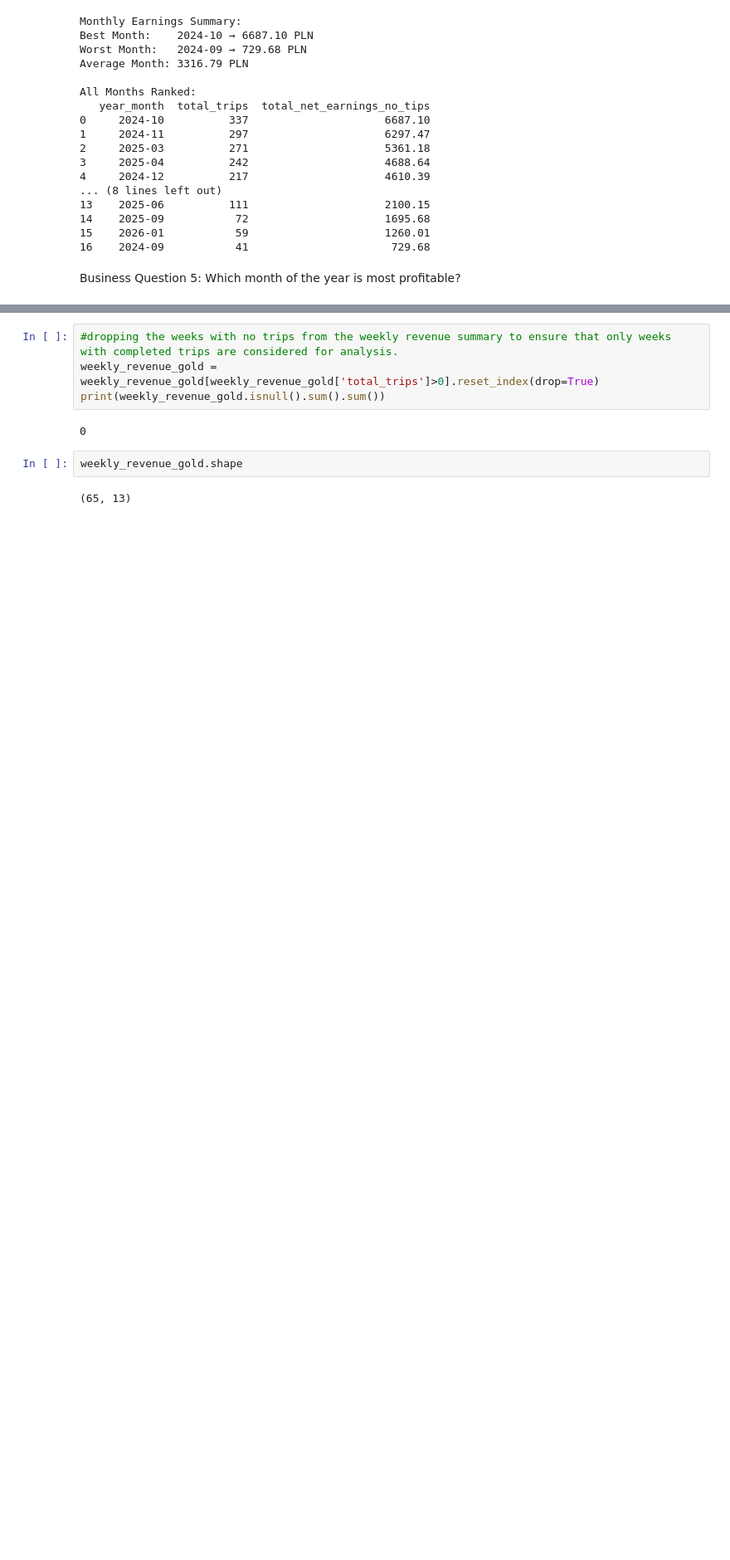
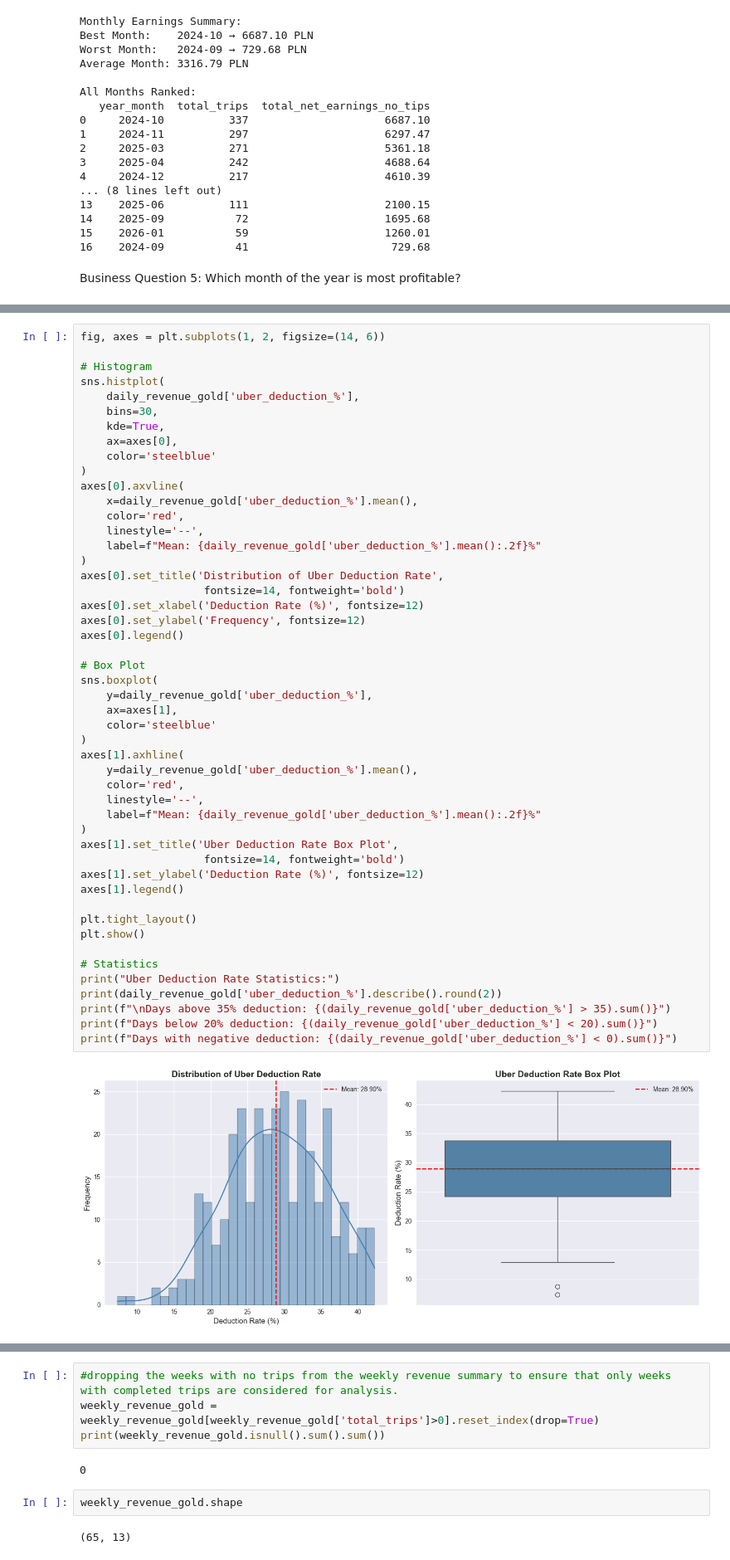
Before and after one commit to lamoski/RideMetrics, a Jupyter notebook: working_file.ipynb, the cells around one changed output, grey strips where cells are left out. Shown at 83% size. Cells and saved outputs as stored; diff of their text form; blank space fills up the shorter version.

Commit message:
2026-07-21 : EDA progress — Q6 to Q11 complete, charts and findings documented.

```diff
--- a/working_file.ipynb
+++ b/working_file.ipynb
@@ -782,0 +791,51 @@ Months Ranked by Total Earnings:
+# %%
+fig, axes = plt.subplots(1, 2, figsize=(14, 6))
+
+# Histogram
+sns.histplot(
+    daily_revenue_gold['uber_deduction_%'],
+    bins=30,
+    kde=True,
+    ax=axes[0],
+    color='steelblue'
+)
+axes[0].axvline(
+    x=daily_revenue_gold['uber_deduction_%'].mean(),
+    color='red',
+    linestyle='--',
+    label=f"Mean: {daily_revenue_gold['uber_deduction_%'].mean():.2f}%"
+)
+axes[0].set_title('Distribution of Uber Deduction Rate',
+                   fontsize=14, fontweight='bold')
+axes[0].set_xlabel('Deduction Rate (%)', fontsize=12)
+axes[0].set_ylabel('Frequency', fontsize=12)
+axes[0].legend()
+
+# Box Plot
+sns.boxplot(
+    y=daily_revenue_gold['uber_deduction_%'],
+    ax=axes[1],
+    color='steelblue'
+)
+axes[1].axhline(
+    y=daily_revenue_gold['uber_deduction_%'].mean(),
+    color='red',
+    linestyle='--',
+    label=f"Mean: {daily_revenue_gold['uber_deduction_%'].mean():.2f}%"
+)
+axes[1].set_title('Uber Deduction Rate Box Plot',
+                   fontsize=14, fontweight='bold')
+axes[1].set_ylabel('Deduction Rate (%)', fontsize=12)
+axes[1].legend()
+
+plt.tight_layout()
+plt.show()
+
+# Statistics
+print("Uber Deduction Rate Statistics:")
+print(daily_revenue_gold['uber_deduction_%'].describe().round(2))
+print(f"\nDays above 35% deduction: {(daily_revenue_gold['uber_deduction_%'] > 35).sum()}")
+print(f"Days below 20% deduction: {(daily_revenue_gold['uber_deduction_%'] < 20).sum()}")
+print(f"Days with negative deduction: {(daily_revenue_gold['uber_deduction_%'] < 0).sum()}")
+# %% [output]
+[figure, added]
```
Also changed, not shown: parts of 23 cells of this notebook.
